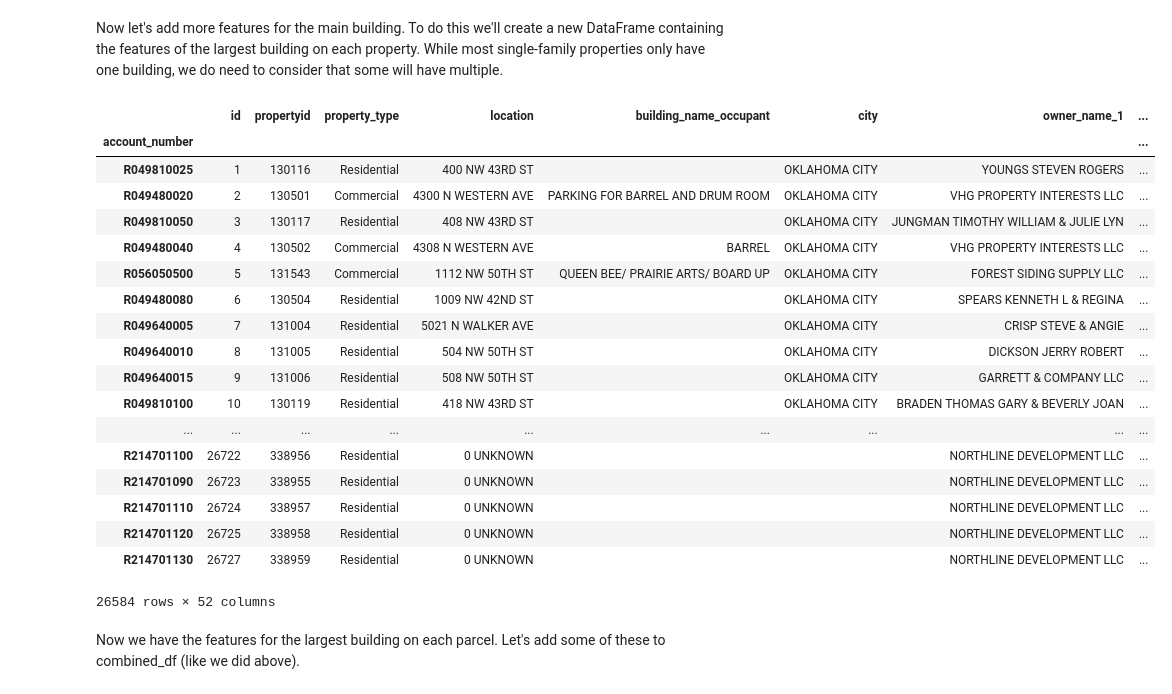
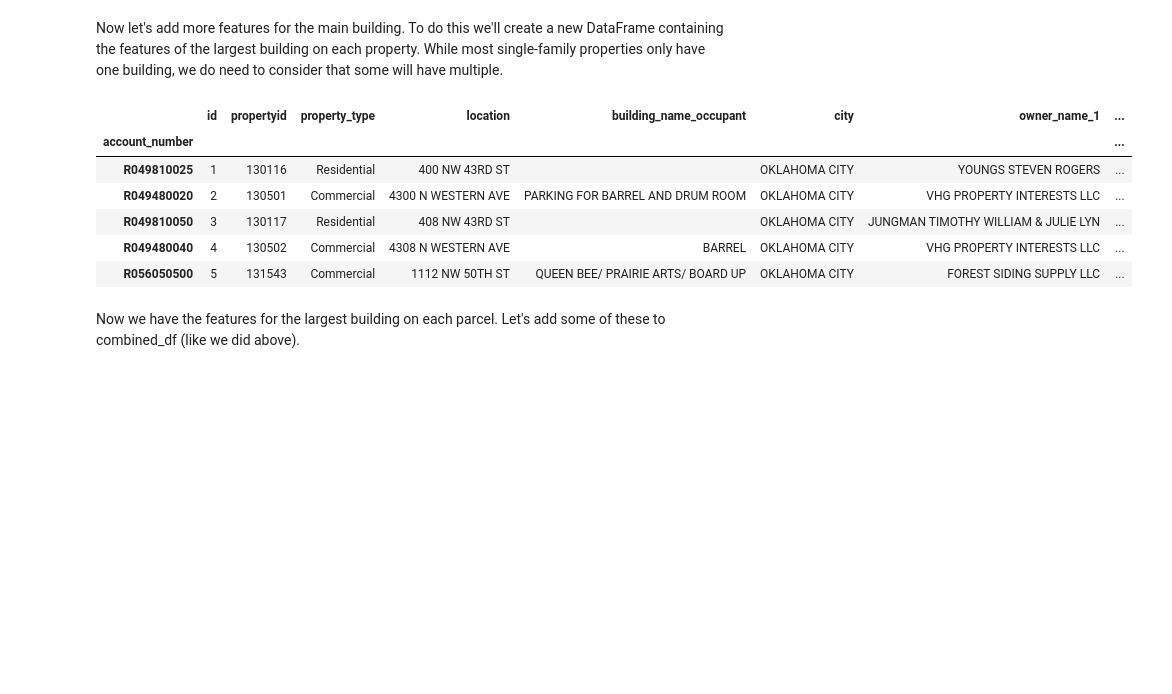
Before and after one commit to ottinger/apartments_analysis, a Jupyter notebook: housing_price_prediction/housing-price-prediction.ipynb, the cells around one changed output. Saved outputs shown, nothing was run; the diff lists cells and outputs as text; code cells hidden in the pictures; blank space fills up the shorter version.

```diff
--- a/housing_price_prediction/housing-price-prediction.ipynb
+++ b/housing_price_prediction/housing-price-prediction.ipynb
@@ -71,37 +60,25 @@ Now let's add more features for the main building. To do this we'll create a new
 # %%
 # we want 26584 not 26631
 idx = combined_df.groupby(['account_number'])['sq_ft'].transform(max) == combined_df['sq_ft']
 pd.set_option('display.max_columns', 60)
 pd.set_option('display.max_rows', 100)
 combined_df2 = combined_df[idx]
 
 
 # now that we have the ones with largest sq ft on the parcel, let's weed out duplicates (where there are
 # multiple bldgs with identical sq ft)
 idx = combined_df2.groupby(['account_number'])['bldg_id'].transform(max) == combined_df2['bldg_id']
 combined_df2 = combined_df2[idx]
 combined_df2 = combined_df2.set_index(['account_number'])
-combined_df2
+combined_df2.head()
 # %% [output]
 |  | id | propertyid | property_type | location | building_name_occupant | city | owner_name_1 | ... |
 | account_number |  |  |  |  |  |  |  | ... |
 | R049810025 | 1 | 130116 | Residential | 400 NW 43RD ST |  | OKLAHOMA CITY | YOUNGS STEVEN ROGERS | ... |
 | R049480020 | 2 | 130501 | Commercial | 4300 N WESTERN AVE | PARKING FOR BARREL AND DRUM ROOM | OKLAHOMA CITY | VHG PROPERTY INTERESTS LLC | ... |
 | R049810050 | 3 | 130117 | Residential | 408 NW 43RD ST |  | OKLAHOMA CITY | JUNGMAN TIMOTHY WILLIAM & JULIE LYN | ... |
 | R049480040 | 4 | 130502 | Commercial | 4308 N WESTERN AVE | BARREL | OKLAHOMA CITY | VHG PROPERTY INTERESTS LLC | ... |
 | R056050500 | 5 | 131543 | Commercial | 1112 NW 50TH ST | QUEEN BEE/ PRAIRIE ARTS/ BOARD UP | OKLAHOMA CITY | FOREST SIDING SUPPLY LLC | ... |
-| R049480080 | 6 | 130504 | Residential | 1009 NW 42ND ST |  | OKLAHOMA CITY | SPEARS KENNETH L & REGINA | ... |
-| R049640005 | 7 | 131004 | Residential | 5021 N WALKER AVE |  | OKLAHOMA CITY | CRISP STEVE & ANGIE | ... |
-| R049640010 | 8 | 131005 | Residential | 504 NW 50TH ST |  | OKLAHOMA CITY | DICKSON JERRY ROBERT | ... |
-| R049640015 | 9 | 131006 | Residential | 508 NW 50TH ST |  | OKLAHOMA CITY | GARRETT & COMPANY LLC | ... |
-| R049810100 | 10 | 130119 | Residential | 418 NW 43RD ST |  | OKLAHOMA CITY | BRADEN THOMAS GARY & BEVERLY JOAN | ... |
-| ... | ... | ... | ... | ... | ... | ... | ... | ... |
-| R214701100 | 26722 | 338956 | Residential | 0 UNKNOWN |  |  | NORTHLINE DEVELOPMENT LLC | ... |
-| R214701090 | 26723 | 338955 | Residential | 0 UNKNOWN |  |  | NORTHLINE DEVELOPMENT LLC | ... |
-| R214701110 | 26724 | 338957 | Residential | 0 UNKNOWN |  |  | NORTHLINE DEVELOPMENT LLC | ... |
-| R214701120 | 26725 | 338958 | Residential | 0 UNKNOWN |  |  | NORTHLINE DEVELOPMENT LLC | ... |
-| R214701130 | 26727 | 338959 | Residential | 0 UNKNOWN |  |  | NORTHLINE DEVELOPMENT LLC | ... |
-26584 rows × 52 columns
 # %% [markdown]
 Now we have the features for the largest building on each parcel. Let's add some of these to combined_df (like we did above).
 # %%
```
Also changed, not shown: parts of 47 cells of this notebook, 1 other file.
